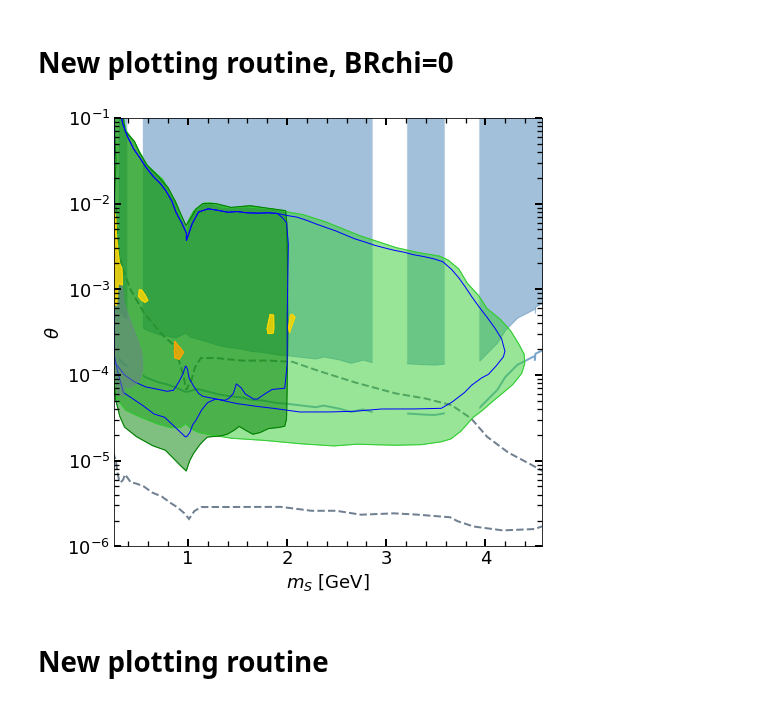
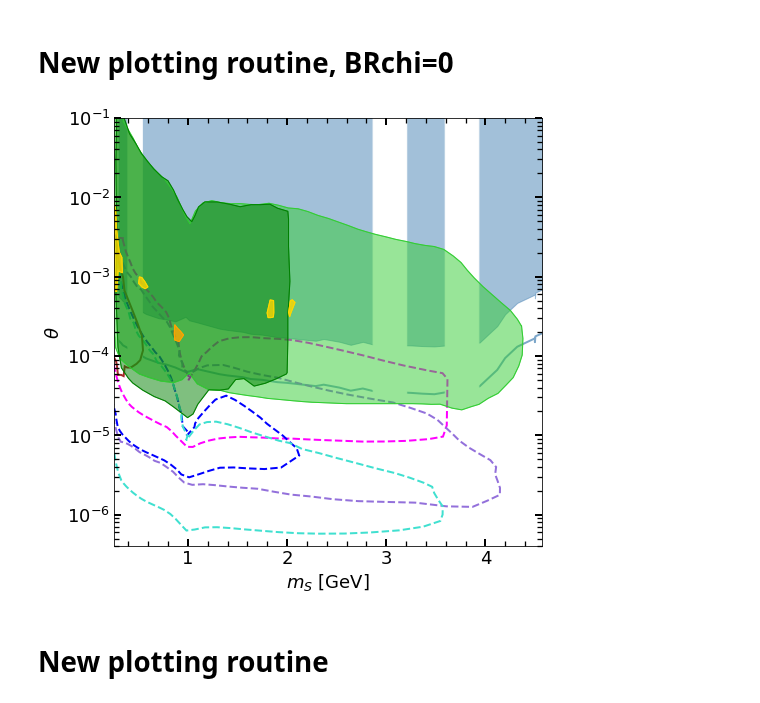
Before and after one commit to anasthesia/B-K, a Jupyter notebook: Combined_bounds.ipynb, the cells around one changed output. Cells and saved outputs as stored; diff of their text form; code cells hidden in the pictures.

```diff
--- a/Combined_bounds.ipynb
+++ b/Combined_bounds.ipynb
@@ -224,7 +224,7 @@ ax.set_position([0.1,0.1,0.85,0.85])
 
 babarFolder="results/BaBar/"
 #belleIIFoder="results/BelleII/"
-belleIIFoder="results/BelleIInew/"
+belleIIFoder="results/BelleII/"
 
 LHCBcolor="steelblue"
 Belle2color_mu="limegreen"
@@ -248,28 +248,32 @@ plotGen("results/LHCB_BR0/0-m-alpha_exclusion_DBR0_Bplus-Kplus.dat","fill", LHCB
 #plotGen("results/LHCB_BR0/LHCb_Run3_calculated.dat","line", "slategray",2)
 #plotGen("results/LHCB_BR0/LHCb_Run3_calculated_promt.dat","line", "black",2)
 #plotGen("results/LHCB_BR0/LHCb_Run3_simulated.dat","line", "blue",2)
-plotGen("results/LHCB_BR0/LHCb_Run3_calculated_displaced+prompt_newboost.dat","line", LHCBcolor,2)
+plotGen("results/LHCB_BR0/LHCb_Run3_calculated_displaced+prompt.dat","line", LHCBcolor,2)
 plotWhiteRegions(10**(0))
 
 patchLHCB = mpatches.Patch(color=LHCBcolor, label='LHCb')
 
+#FASER2 plots
+plotGen("FASER2.dat","nonfilledpolygon", "magenta",2,"dashed")
+#CODEXb plots
+plotGen("CODEXb.dat","nonfilledpolygon", "b",2,"dashed")
 #SHIP plots
-plotGen("SHIP_Winkler.dat","nonfilledpolygon", "slategray",2,"dashed")
+plotGen("SHIP.dat","nonfilledpolygon", "mediumpurple",2,"dashed")
+#MATHUSLA plots
+plotGen("MATHUSLA.dat","nonfilledpolygon", "turquoise",2,"dashed")
+
+#NA62 plots
+plotGen("NA62_Winkler.dat","nonfilledpolygon", "brown",2)
 
 
 #BelleII plots
-plotGen(belleIIFoder+"0-3events_Belle2_muons_BR0-manual.dat","oppacpolygon", Belle2color_mu,1)
+plotGen(belleIIFoder+"0-3events_Belle_leptons_BBstar_BR0-manual.dat","oppacpolygon", Belle2color_mu,1)
 
-plotGen(belleIIFoder+"0-3events_Belle2_pions_BR0-manual.dat","oppacpolygon", Belle2color_pi,1)
+plotGen(belleIIFoder+"0-3events_Belle_pions_BBstar_BR0-manual.dat","oppacpolygon", Belle2color_pi,1)
 
-plotGen(belleIIFoder+"0-3events_Belle2_muons_BR0-manual.dat","nonfilledpolygon", Belle2color_mu,1)
-plotGen(belleIIFoder+"0-3events_Belle2_pions_BR0-manual.dat","nonfilledpolygon", Belle2color_pi,1)
+plotGen(belleIIFoder+"0-3events_Belle_leptons_BBstar_BR0-manual.dat","nonfilledpolygon", Belle2color_mu,1)
+plotGen(belleIIFoder+"0-3events_Belle_pions_BBstar_BR0-manual.dat","nonfilledpolygon", Belle2color_pi,1)
 
-plotGen(belleIIFoder+"1-3events_Belle2_muons_BR0-manual_K.dat","nonfilledpolygon", 'b',1)
-plotGen(belleIIFoder+"1-3events_Belle2_pions_BR0-manual_K.dat","nonfilledpolygon", 'b',1)
-
-#NA62 plots
-plotGen("NA62_Winkler.dat","oppacpolygon", "slategray",1)
 
 '''
 #Belle plots
@@ -298,36 +302,36 @@ plotGen("results/BBN_bounds.dat","line", "magenta",1)
 
 #plt.title(''.format(i))
 ax.set_xlabel('$m_S$ [GeV]')
 ax.set_ylabel('$\\theta$')
 
 #ax.set_xscale("log")
 ax.set_yscale("log")
 
 
 #patchBaBarmu = mpatches.Patch(color=mucolor, label='BaBar $\\mu \\mu$')
 #patchBaBarpi = mpatches.Patch(color=picolor, label='BaBar $\\pi \\pi$')
 
 '''
 Legend=plt.legend(handles=[patchLHCB,patchBaBarmu, patchBaBarpi, patchBelleII],loc='lower left',\
            bbox_to_anchor=(0.65, 0.71, 0.5, 2))
 plt.gca().add_artist(Legend)
 '''
 
 
 #ax.legend(handles=[patch0,patch1,patch2,patch3,patch4],loc='lower left',\
 #           bbox_to_anchor=(1, 0.3, 0.5, 1),title="LHCB BR(dark)=")
 xticks=np.arange(0.2,4.7,0.2)
 fifthticks=np.arange(0.2,4.7,0.5)
 ax.set_xticks(xticks, minor="True")
 ax.tick_params(axis='both',which='major',direction='in',length=7,width=2,right="True", top="True")
 ax.tick_params(axis='both',which='minor',direction='in',length=5,width=1.3, right="True", top="True")
 
 ax.set_xlim( (0.25, 4.57))
-ax.set_ylim((1*10**(-6),1*10**(-1)))
+ax.set_ylim((4*10**(-7),1*10**(-1)))
 
-fig.savefig('./results/m-alpha_combined_BR0_nonlog-3events_new.png')
+fig.savefig('./results/m-alpha_combined_BR0_nonlog-3events.png')
 # %% [output]
-[figure, old version]
+[figure, new version]
 # %% [markdown]
 # New plotting routine
 # %%
```
Also changed, not shown: 1 other file.
